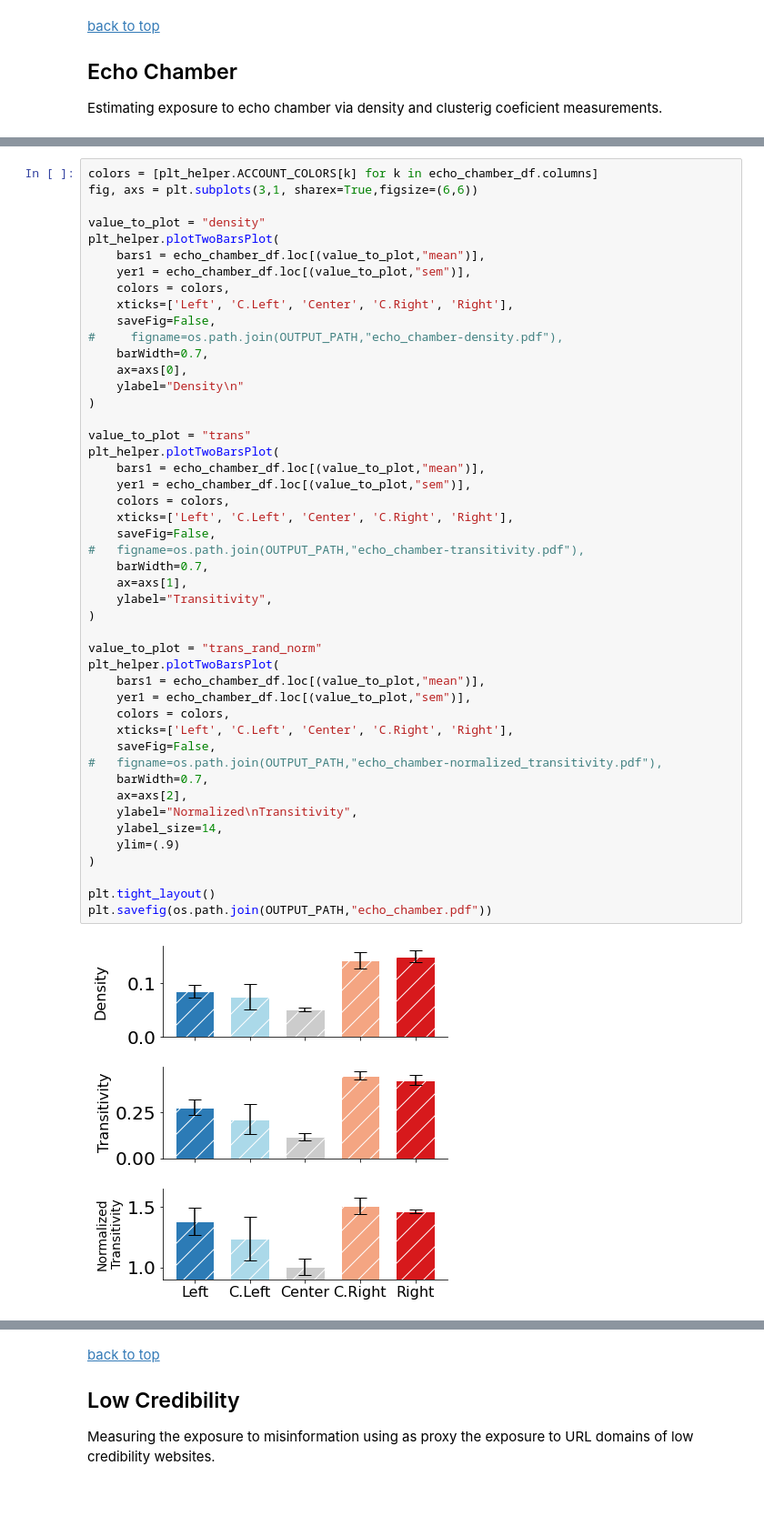
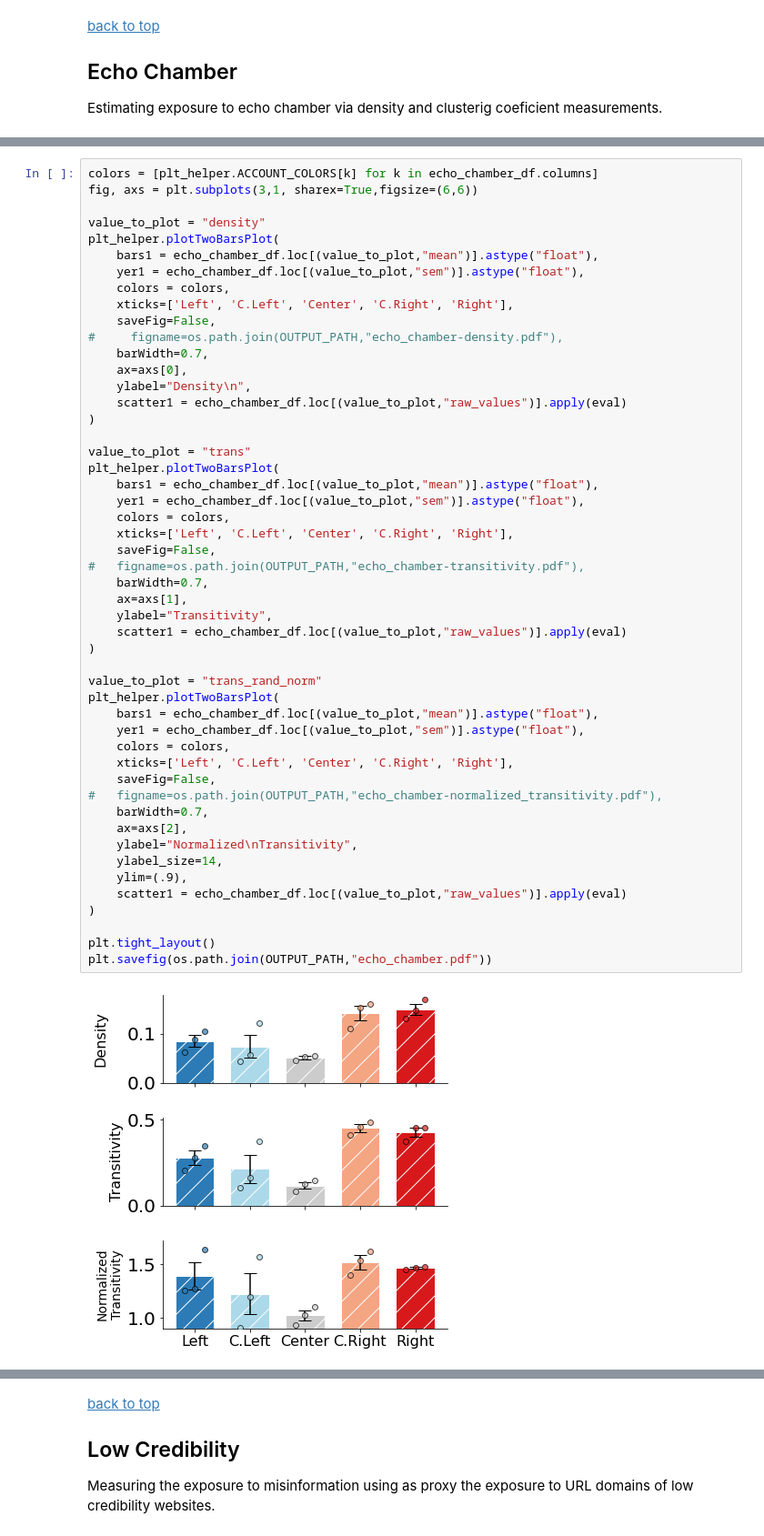
Before and after one commit to osome-iu/DrifterBot, a Jupyter notebook: exps/FinalPaperPlots.ipynb, the cells around one changed output, grey strips where cells are left out. Shown at 91% size. Cells and saved outputs as stored; diff of their text form; blank space fills up the shorter version.

Commit message:
final paper plots updated after editor reviews

```diff
--- a/exps/FinalPaperPlots.ipynb
+++ b/exps/FinalPaperPlots.ipynb
@@ -177,46 +192,49 @@ fig, axs = plt.subplots(3,1, sharex=True,figsize=(6,6))
 
 value_to_plot = "density"
 plt_helper.plotTwoBarsPlot(
-    bars1 = echo_chamber_df.loc[(value_to_plot,"mean")],
-    yer1 = echo_chamber_df.loc[(value_to_plot,"sem")],
+    bars1 = echo_chamber_df.loc[(value_to_plot,"mean")].astype("float"),
+    yer1 = echo_chamber_df.loc[(value_to_plot,"sem")].astype("float"),
     colors = colors,
     xticks=['Left', 'C.Left', 'Center', 'C.Right', 'Right'],
     saveFig=False,
 #     figname=os.path.join(OUTPUT_PATH,"echo_chamber-density.pdf"),
     barWidth=0.7,
     ax=axs[0],
-    ylabel="Density\n"
+    ylabel="Density\n",
+    scatter1 = echo_chamber_df.loc[(value_to_plot,"raw_values")].apply(eval)
 )
 
 value_to_plot = "trans"
 plt_helper.plotTwoBarsPlot(
-    bars1 = echo_chamber_df.loc[(value_to_plot,"mean")],
-    yer1 = echo_chamber_df.loc[(value_to_plot,"sem")],
+    bars1 = echo_chamber_df.loc[(value_to_plot,"mean")].astype("float"),
+    yer1 = echo_chamber_df.loc[(value_to_plot,"sem")].astype("float"),
     colors = colors,
     xticks=['Left', 'C.Left', 'Center', 'C.Right', 'Right'],
     saveFig=False,
 #   figname=os.path.join(OUTPUT_PATH,"echo_chamber-transitivity.pdf"),
     barWidth=0.7,
     ax=axs[1],
     ylabel="Transitivity",
+    scatter1 = echo_chamber_df.loc[(value_to_plot,"raw_values")].apply(eval)
 )
 
 value_to_plot = "trans_rand_norm"
 plt_helper.plotTwoBarsPlot(
-    bars1 = echo_chamber_df.loc[(value_to_plot,"mean")],
-    yer1 = echo_chamber_df.loc[(value_to_plot,"sem")],
+    bars1 = echo_chamber_df.loc[(value_to_plot,"mean")].astype("float"),
+    yer1 = echo_chamber_df.loc[(value_to_plot,"sem")].astype("float"),
     colors = colors,
     xticks=['Left', 'C.Left', 'Center', 'C.Right', 'Right'],
     saveFig=False,
 #   figname=os.path.join(OUTPUT_PATH,"echo_chamber-normalized_transitivity.pdf"),
     barWidth=0.7,
     ax=axs[2],
     ylabel="Normalized\nTransitivity",
     ylabel_size=14,
-    ylim=(.9)
+    ylim=(.9),
+    scatter1 = echo_chamber_df.loc[(value_to_plot,"raw_values")].apply(eval)
 )
 
 plt.tight_layout()
 plt.savefig(os.path.join(OUTPUT_PATH,"echo_chamber.pdf"))
 # %% [output]
-[figure, old version]
+[figure, new version]
```
Also changed, not shown: parts of 28 cells of this notebook, 18 other files.
